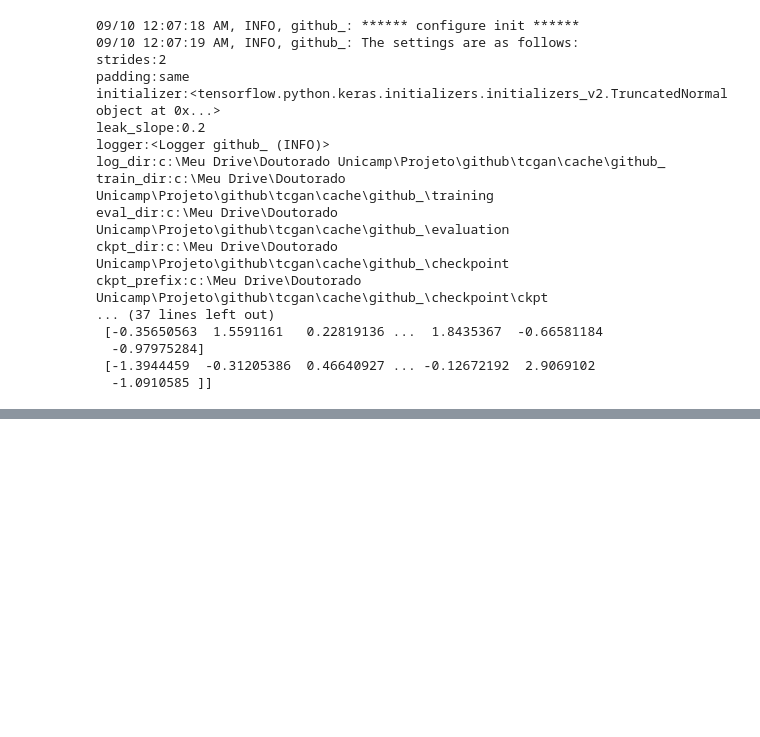
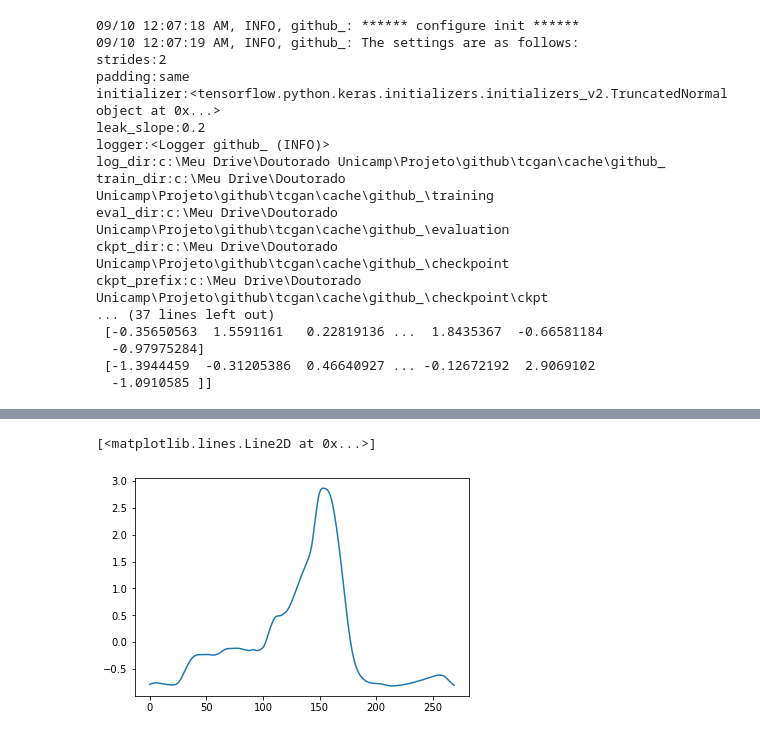
Before and after one commit to Vinimoga/tcgan, a Jupyter notebook: tcgan-new.ipynb, the cells around one changed output, grey strips where cells are left out. Cells and saved outputs as stored; diff of their text form; code cells hidden in the pictures; blank space fills up the shorter version.

```diff
--- a/tcgan-new.ipynb
+++ b/tcgan-new.ipynb
@@ -220,0 +224,5 @@ tf.keras.backend.clear_session()
+# %%
+plt.plot(x_all[10,:])
+# %% [output]
+[<matplotlib.lines.Line2D at 0x...>]
+[figure, added]
```
Also changed, not shown: parts of 16 cells of this notebook.
